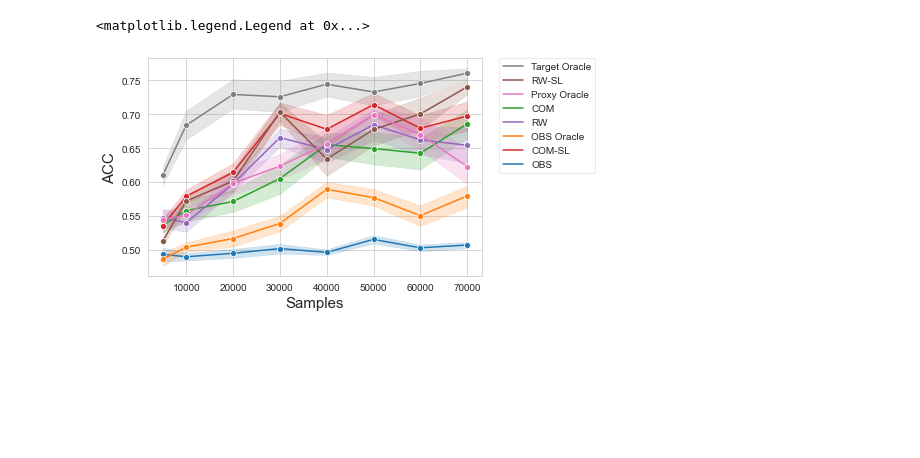
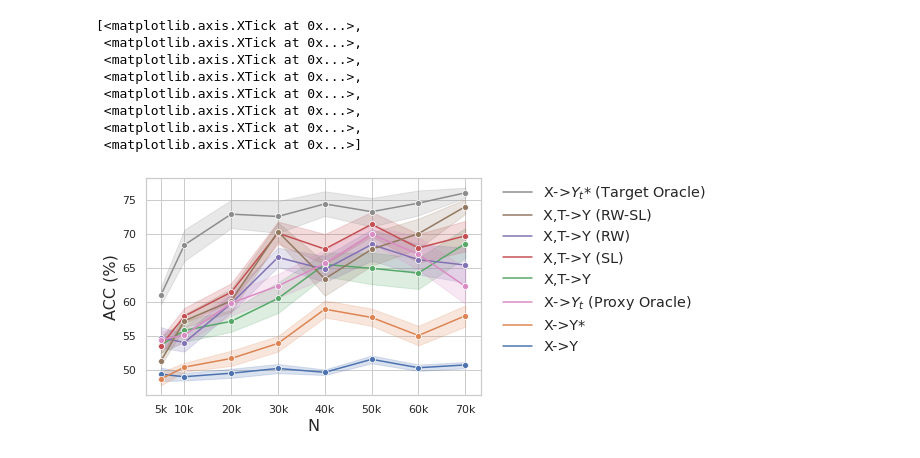
Before and after one commit to lguerdan/counterfactual-decision-support, a Jupyter notebook: notebook_results.ipynb, the cells around one changed output. Cells and saved outputs as stored; diff of their text form; code cells hidden in the pictures; blank space fills up the shorter version.

```diff
--- a/notebook_results.ipynb
+++ b/notebook_results.ipynb
@@ -3,24 +3,49 @@ import results
 import seaborn as sns
 import matplotlib.pyplot as plt
 
-plt.rcParams["font.family"] = ["Latin Modern Roman"]
-sns.set_style("whitegrid")
+sns.set(style = "whitegrid", rc = {
+   "legend.frameon": False,
+    "font.family": "DejaVu Sans",
+    "font.sans-serif": "Helvetica",
+    "axes.titlesize": 14,
+    "xtick.labelsize": 11,
+    "ytick.labelsize": 11,
+    "axes.labelsize": 16,
+    'legend.fontsize': 12
+})
 # %%
 df, meandf  = results.get_erm_convergence_result_df('erm_convergence_rates_no_crossfit_beta3_alpha1_R15')
+df['ACC']= df['ACC']*100
 df.reset_index(inplace=True)
 
-sns.set_context(rc = {'patch.linewidth': 0.5})
 fig = sns.lineplot(data=df, x="NS", y="ACC", hue='baseline', ci=68, marker='o')
-fig.set_xlabel('Samples', size=15)
-fig.set_ylabel('ACC', size=15)
-
-
-
+fig.set_xlabel('N')
+fig.set_ylabel('ACC (%)')
 
 handles, labels = plt.gca().get_legend_handles_labels()
 
-order = [7, 5, 6, 2, 4, 1 ,3, 0]
-plt.legend([handles[idx] for idx in order],[labels[idx] for idx in order], bbox_to_anchor=(1.05, 1), loc=2, borderaxespad=0.)
+disp_names = {
+    'Target Oracle': 'X->$Y_t$* (Target Oracle)',
+    'RW-SL': 'X,T->Y (RW-SL)',
+    'COM-SL': 'X,T->Y (SL)',
+    'COM': 'X,T->Y',
+    'RW': 'X,T->Y (RW)',
+    'Proxy Oracle': 'X->$Y_t$ (Proxy Oracle)',
+    'OBS Oracle': 'X->Y*',
+    'OBS': 'X->Y'
+}
+order = [7,5,4,3,2,6,1,0]
+plt.legend([handles[idx] for idx in order],[disp_names[labels[idx]] for idx in order],
+           bbox_to_anchor=(1.05, 1), loc=2, borderaxespad=0., fontsize='large')
+
+fig.set_xticks([5000, 10000, 20000, 30000, 40000, 50000, 60000, 70000], labels=['5k', '10k', '20k', '30k', '40k', '50k', '60k', '70k'])
 # %% [output]
-<matplotlib.legend.Legend at 0x...>
+[<matplotlib.axis.XTick at 0x...>,
+ <matplotlib.axis.XTick at 0x...>,
+ <matplotlib.axis.XTick at 0x...>,
+ <matplotlib.axis.XTick at 0x...>,
+ <matplotlib.axis.XTick at 0x...>,
+ <matplotlib.axis.XTick at 0x...>,
+ <matplotlib.axis.XTick at 0x...>,
+ <matplotlib.axis.XTick at 0x...>]
-[figure, old version]
+[figure, new version]
```
Also changed, not shown: 5 other files.
